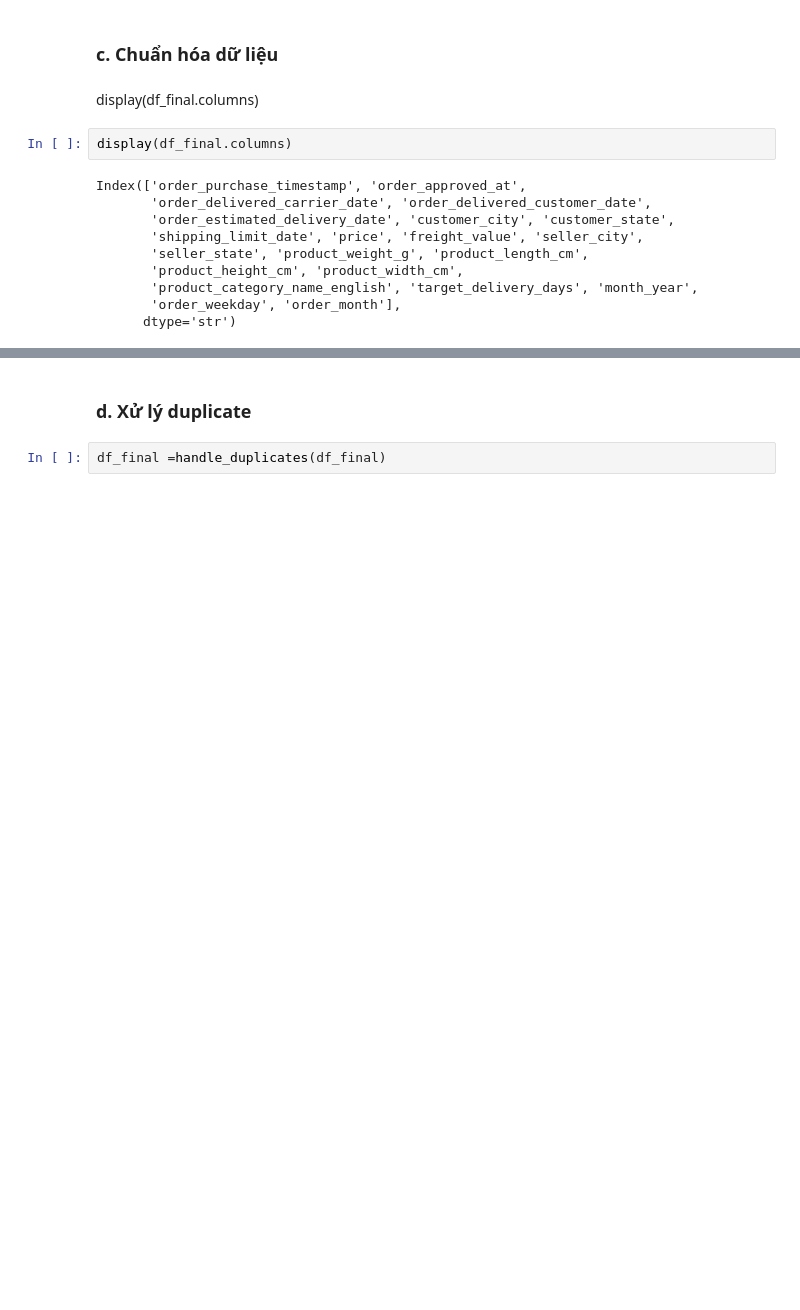
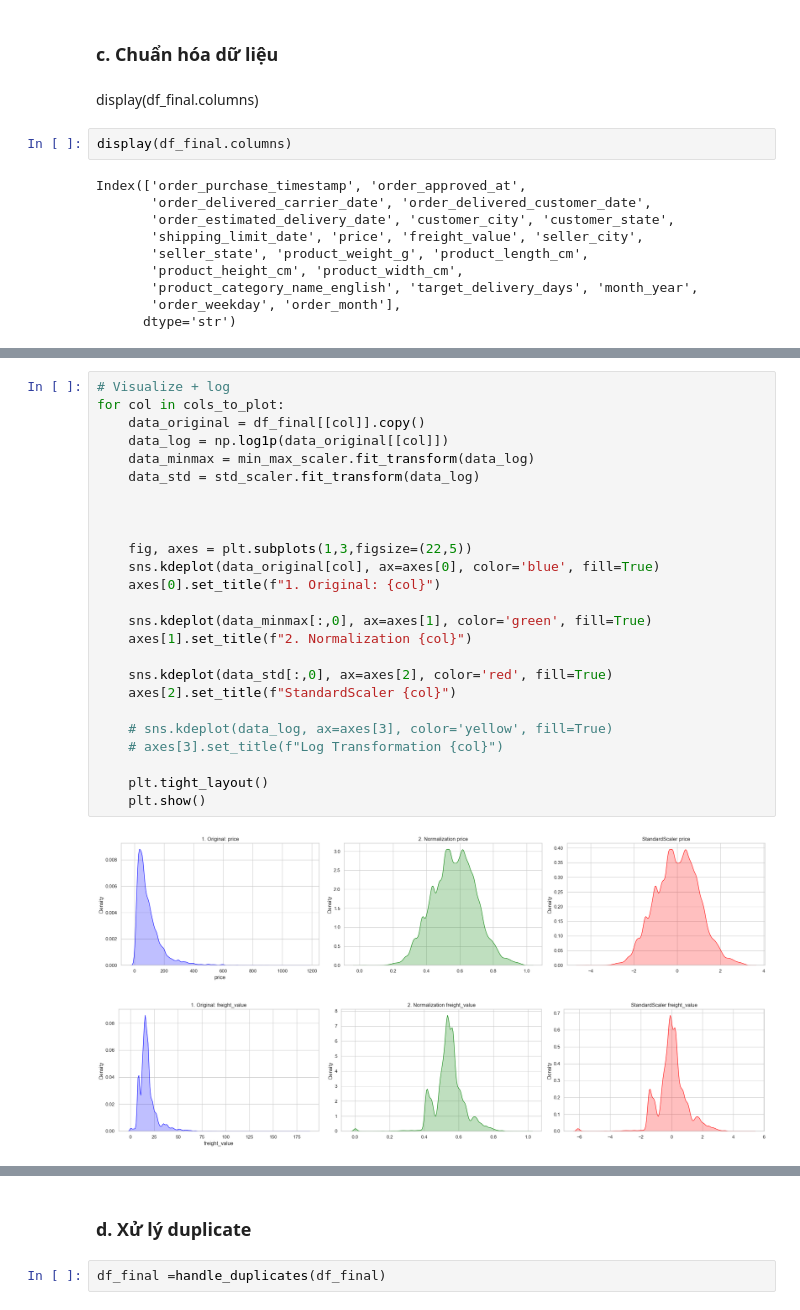
Before and after one commit to conluoi123/Machine-Learning---Project-1-, a Jupyter notebook: code/Part1_Regression/notebook.ipynb, the cells around one changed output, grey strips where cells are left out. Saved outputs shown, nothing was run; the diff lists cells and outputs as text; blank space fills up the shorter version.

Commit message:
feat: add StandardScaler + log for requirement

```diff
--- a/code/Part1_Regression/notebook.ipynb
+++ b/code/Part1_Regression/notebook.ipynb
@@ -817,0 +823,28 @@ for col in cols_to_plot:
+# %%
+# Visualize + log
+for col in cols_to_plot:
+    data_original = df_final[[col]].copy()
+    data_log = np.log1p(data_original[[col]])
+    data_minmax = min_max_scaler.fit_transform(data_log)
+    data_std = std_scaler.fit_transform(data_log)
+
+
+
+    fig, axes = plt.subplots(1,3,figsize=(22,5))
+    sns.kdeplot(data_original[col], ax=axes[0], color='blue', fill=True)
+    axes[0].set_title(f"1. Original: {col}")
+
+    sns.kdeplot(data_minmax[:,0], ax=axes[1], color='green', fill=True)
+    axes[1].set_title(f"2. Normalization {col}")
+
+    sns.kdeplot(data_std[:,0], ax=axes[2], color='red', fill=True)
+    axes[2].set_title(f"StandardScaler {col}")
+
+    # sns.kdeplot(data_log, ax=axes[3], color='yellow', fill=True)
+    # axes[3].set_title(f"Log Transformation {col}")
+
+    plt.tight_layout()
+    plt.show()
+# %% [output]
+[figure, added]
+[figure, added]
```
Also changed, not shown: parts of 7 cells of this notebook, 1 other file.
